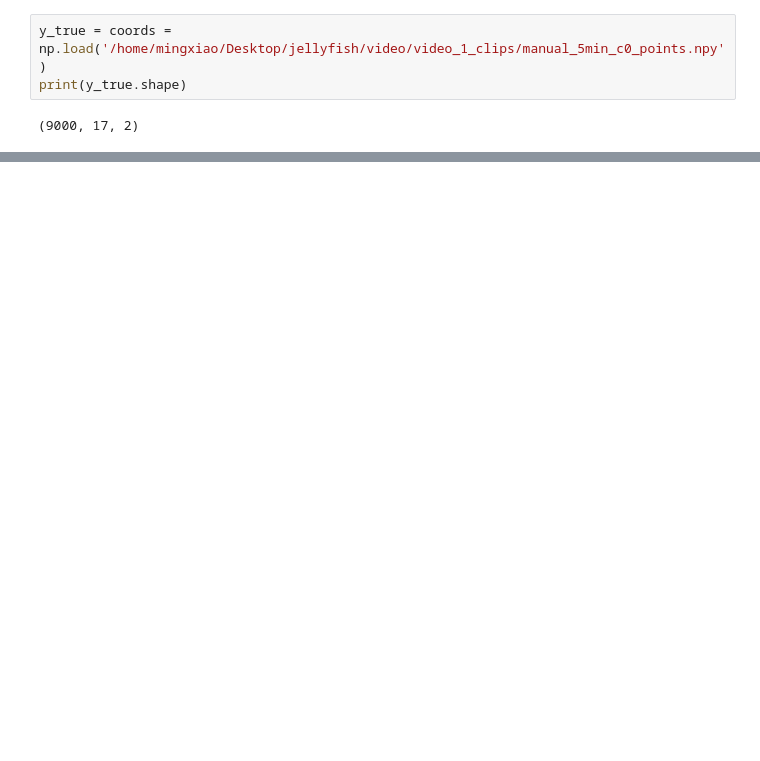
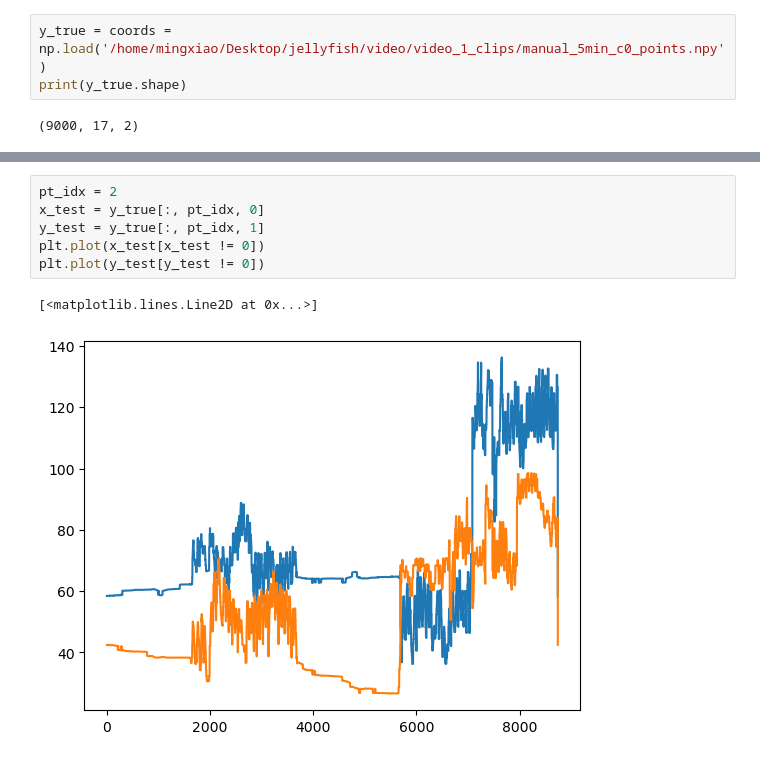
Before and after one commit to mingxiaowei/jelly-sleap, a Jupyter notebook: sleap/jelly/autoencoder/2min/examine_predictions.ipynb, the cells around one changed output, grey strips where cells are left out. Saved outputs shown, nothing was run; the diff lists cells and outputs as text; blank space fills up the shorter version.

```diff
--- a/sleap/jelly/autoencoder/2min/examine_predictions.ipynb
+++ b/sleap/jelly/autoencoder/2min/examine_predictions.ipynb
@@ -57,0 +66,9 @@ print(y_true.shape)
+# %%
+pt_idx = 2
+x_test = y_true[:, pt_idx, 0]
+y_test = y_true[:, pt_idx, 1]
+plt.plot(x_test[x_test != 0])
+plt.plot(y_test[y_test != 0])
+# %% [output]
+[<matplotlib.lines.Line2D at 0x...>]
+[figure, added]
```
Also changed, not shown: parts of 8 cells of this notebook, 3 other files.
